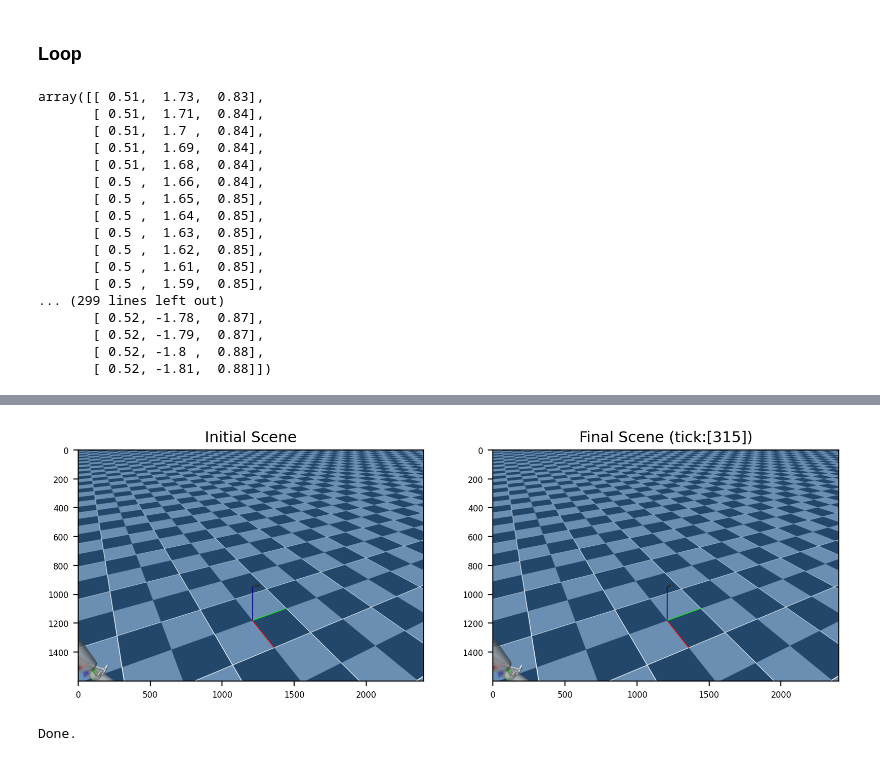
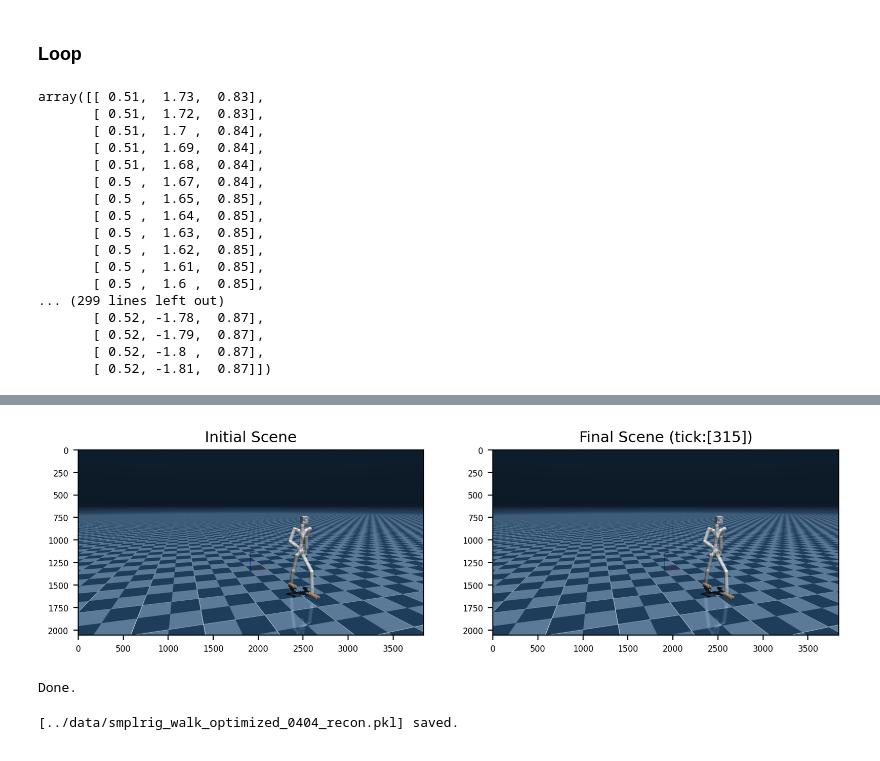
Before and after one commit to y0-0n/mujoco-motion, a Jupyter notebook: code/demo_smplrig_02_recon.ipynb, the cells around one changed output, grey strips where cells are left out. Drawn from its saved outputs; the diff is of its cells as text; code cells hidden in the pictures.

```diff
--- a/code/demo_smplrig_02_recon.ipynb
+++ b/code/demo_smplrig_02_recon.ipynb
@@ -55,7 +55,8 @@ for idx, name in enumerate(env.body_names):
 # %% [markdown]
 ### Load walking motion
 # %%
-pkl_path = '../data/smpl walk mpc zpos edited.pkl'
+motion_name = 'smplrig_walk_optimized_0404'
+pkl_path = '../data/%s.pkl'%(motion_name)
 with open(pkl_path, 'rb') as f:
     data = pickle.load(f)
 # print(data.keys())
@@ -133,22 +149,22 @@ PLOT_EVERY:[4] SAVE_VID:[0]
 p_root
 # %% [output]
 array([[ 0.51,  1.73,  0.83],
-       [ 0.51,  1.71,  0.84],
+       [ 0.51,  1.72,  0.83],
        [ 0.51,  1.7 ,  0.84],
        [ 0.51,  1.69,  0.84],
        [ 0.51,  1.68,  0.84],
-       [ 0.5 ,  1.66,  0.84],
+       [ 0.5 ,  1.67,  0.84],
        [ 0.5 ,  1.65,  0.85],
        [ 0.5 ,  1.64,  0.85],
        [ 0.5 ,  1.63,  0.85],
        [ 0.5 ,  1.62,  0.85],
        [ 0.5 ,  1.61,  0.85],
-       [ 0.5 ,  1.59,  0.85],
+       [ 0.5 ,  1.6 ,  0.85],
 ... (299 lines left out)
        [ 0.52, -1.78,  0.87],
        [ 0.52, -1.79,  0.87],
-       [ 0.52, -1.8 ,  0.88],
-       [ 0.52, -1.81,  0.88]])
+       [ 0.52, -1.8 ,  0.87],
+       [ 0.52, -1.81,  0.87]])
 # %%
 # Initialize MuJoCo viewer
 env.init_viewer(viewer_title='MyoSuite',viewer_width=1200,viewer_height=800,
@@ -157,8 +173,8 @@ env.update_viewer(azimuth=152,distance=3.0,elevation=-30,lookat=[0.02,-0.03,0.8]
 env.reset()
 FIRST_FLAG = True
 tick = 0
+env.viewer_pause()
 while env.tick < L:
-
     # Update
     time.sleep(1e-10) # little delay helps
     tick = (env.tick-1)
@@ -223,5 +240,5 @@ print ("Done.")
-[figure, old version]
+[figure, new version]
-Done.
+Done.
 # %%
 assert L == p_root.shape[0]
 assert L == R_root.shape[0]
@@ -241,5 +258,10 @@ pkl_data = {
     'xpos': xpos,
     'rotation': quat_joints,# Quaternion
 }
-with open('../data/smplrig_cmu_walk_optimized_recon.pkl', 'wb') as f:
+save_path = '../data/%s_recon.pkl'%(motion_name)
+with open(save_path, 'wb') as f:
     pickle.dump(pkl_data, f)
+
+print ("[%s] saved."%(save_path))
+# %% [output]
+[../data/smplrig_walk_optimized_0404_recon.pkl] saved.
```
Also changed, not shown: parts of 7 cells of this notebook, 52 other files.
